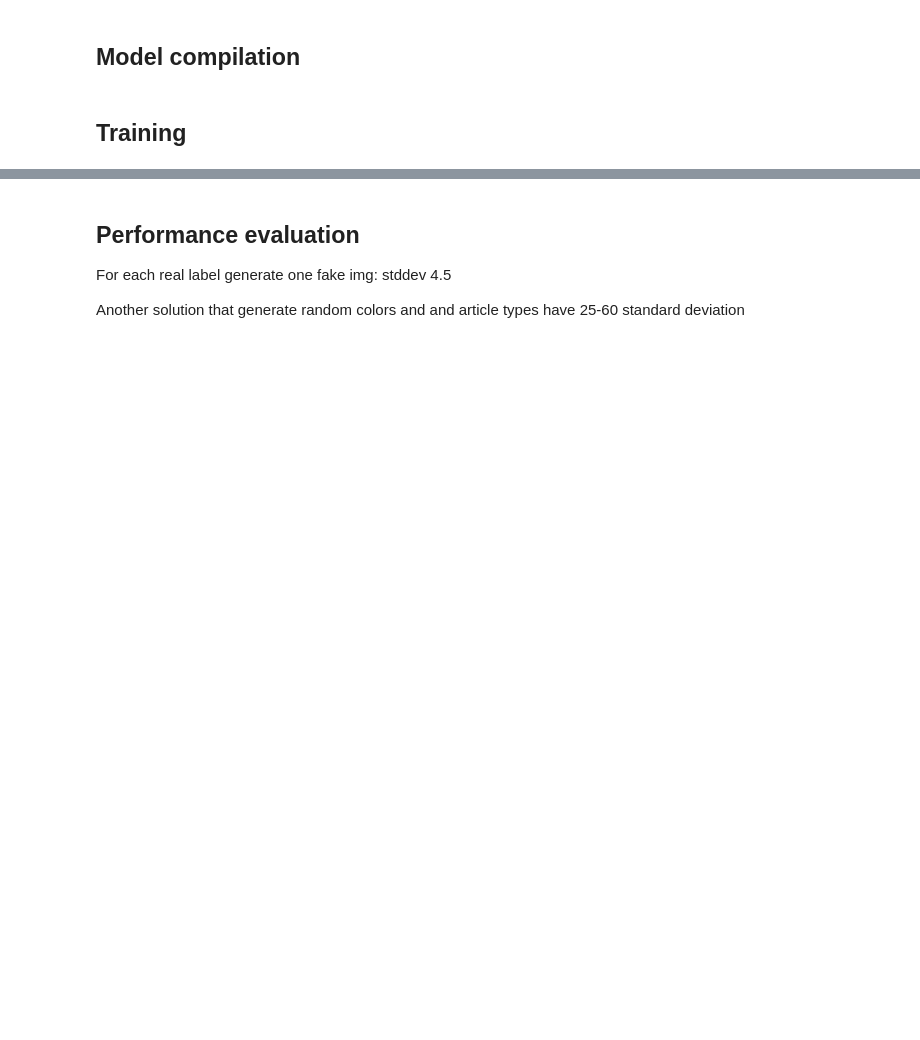
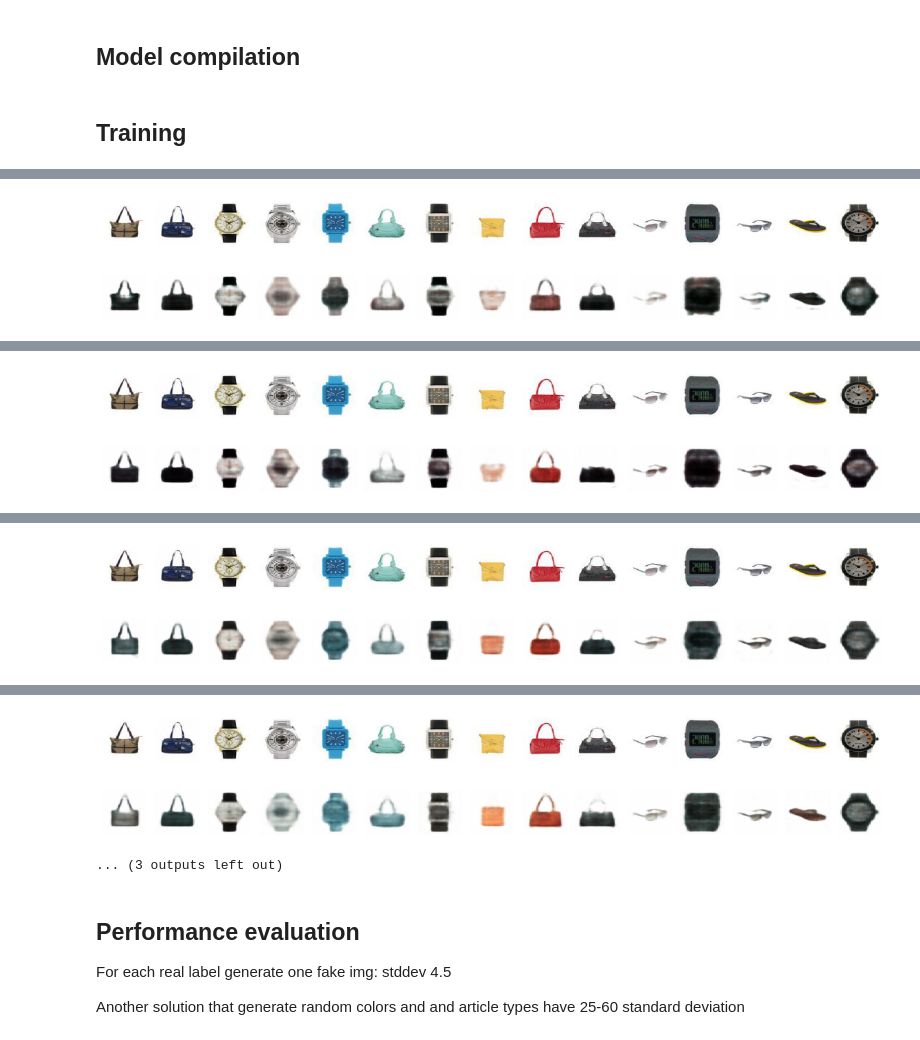
Before and after one commit to gloriasemprini/Fashion-Product-Images-Generation, a Jupyter notebook: Fashhion-Product-Images-Generation.ipynb, the cells around one changed output, grey strips where cells are left out. Drawn from its saved outputs; the diff is of its cells as text; code cells hidden in the pictures; blank space fills up the shorter version.

```diff
--- a/Fashhion-Product-Images-Generation.ipynb
+++ b/Fashhion-Product-Images-Generation.ipynb
@@ -491,5 +570,7 @@ For FID calculation we need to wrap our gerator model into iterator, so we will
 # %%
-class ConditionalImageGeneratorDecoder:
+normal_variate_sigma = 0.7 # change generation image variation lavel
+
+class CCVAEImageGenerator:
     def __init__(self, model, label_provider):
         self.model = model
         self.encoder_input_size = model.layers[0].input_shape[0][1]
@@ -504,7 +585,7 @@ class ConditionalImageGeneratorDecoder:
         for _ in range(len(labels)):
             random_sample = []
             for _ in range(self.encoder_input_size):
-                random_sample.append(random.normalvariate(0,0.6))
+                random_sample.append(random.normalvariate(0, normal_variate_sigma))
             inputs.append(random_sample)
         generated_images = self.model.predict([np.array(inputs), np.array(labels)], verbose=0)
 
@@ -647,7 +728,7 @@ def vae_loss(vae_input,vae_ouput,mu,log_var,kl_coefficient, input_count):
 ### Model creation
 # %%
 latent_space_dimension = 32
-internal_dense_layers = [2048, 1024]
+internal_dense_layers = [2048, 512]
 vae, vae_encoder, vae_decoder = CCVAE().build_ccvae(
    image_shape,
    internal_dense_layers,
@@ -675,15 +776,22 @@ log_var=vae.get_layer('log_var').output
 vae.add_loss(vae_loss(vae_input, vae_output, mu, log_var, kl_coefficient, num_pixels))
 vae.compile(optimizer=tf.keras.optimizers.Adam(clipnorm=0.001))
 
-
 loss_metrics=[]
 val_loss_metrics=[]
 fid_frequency_metrics = []
+
+# Get a batch from validation set for ploting model generalization capabilities
+NUM_IMAGES_TO_PLOT = 15
+if(NUM_IMAGES_TO_PLOT > BATCH_SIZE):
+   raise Exception("Can not plot more images than there are in a batch")
+val_x, val_y = next(val_provider)
+if (len(val_x) < NUM_IMAGES_TO_PLOT):
+   val_x, val_y = next(val_provider) # redo
 # %% [markdown]
 ## Training
 # %%
-epoch_count = 32
-image_plot_frequency = 8 # how often input-output comparation should be ploted
+epoch_count = 8
+image_plot_frequency = 2 # how often input-output comparation should be ploted
 fid_frequency = 8 # how often fid should be calculated
 
 def batch_eleboration(model, generator, validation=False):
@@ -699,7 +807,6 @@ def batch_eleboration(model, generator, validation=False):
       loss_sum += (loss*len(batch_x))
    return loss_sum / n
 
-
 for e in range(1, epoch_count+1):
    start_time = time.time()
 
@@ -713,9 +820,11 @@ for e in range(1, epoch_count+1):
    print('Epoch: {0} exec_time={1:.1f}s  loss={2:.3f} val_loss={3:.3f}'.format(e,end_time - start_time, loss, val_loss))
 
    if(e%image_plot_frequency == 0):
-      plot_model_input_and_output(val_provider, vae)
+      plot_same_model_input_and_output(val_x, val_y, vae, num=NUM_IMAGES_TO_PLOT)
+      #plot_model_input_and_output(val_provider, vae)
    if(is_fid_active and e%fid_frequency == 0):
-      image_generator = ConditionalImageGeneratorDecoder(vae_decoder, labels_provider(all_one_hot_labels, BATCH_SIZE))
+      image_generator = CCVAEImageGenerator(vae_decoder, labels_provider(all_one_hot_labels, BATCH_SIZE))
       fid_frequency_metrics.append(compute_fid(train_provider, image_generator, image_shape))
 
 plot_model_input_and_output(val_provider, vae)
+# %% [output]
@@ -721,0 +833,2 @@ plot_model_input_and_output(val_provider, vae)
+[figure, added]
+[figure, added]
@@ -721,0 +837,2 @@ plot_model_input_and_output(val_provider, vae)
+[figure, added]
+[figure, added]
@@ -721,0 +841,2 @@ plot_model_input_and_output(val_provider, vae)
+[figure, added]
+[figure, added]
@@ -722,3 +845,6 @@ plot_model_input_and_output(val_provider, vae)
+[figure, added]
+[figure, added]
+... (3 outputs left out)
 # %% [markdown]
 ## Performance evaluation
 
```
Also changed, not shown: parts of 22 cells of this notebook, 5 other files.
